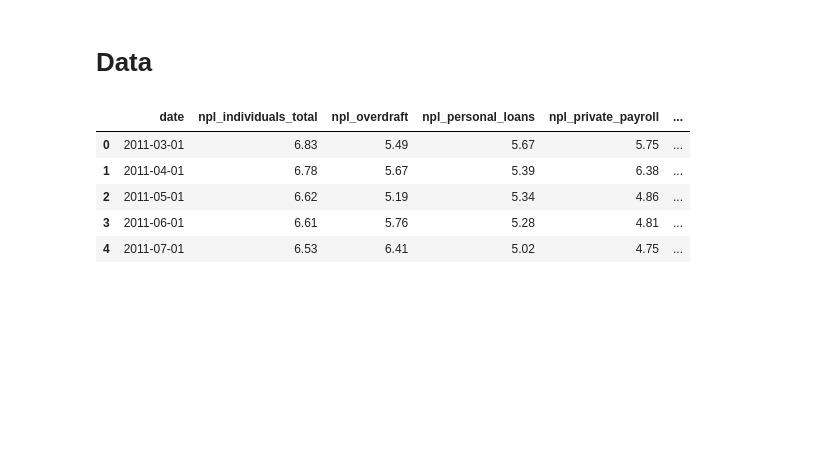
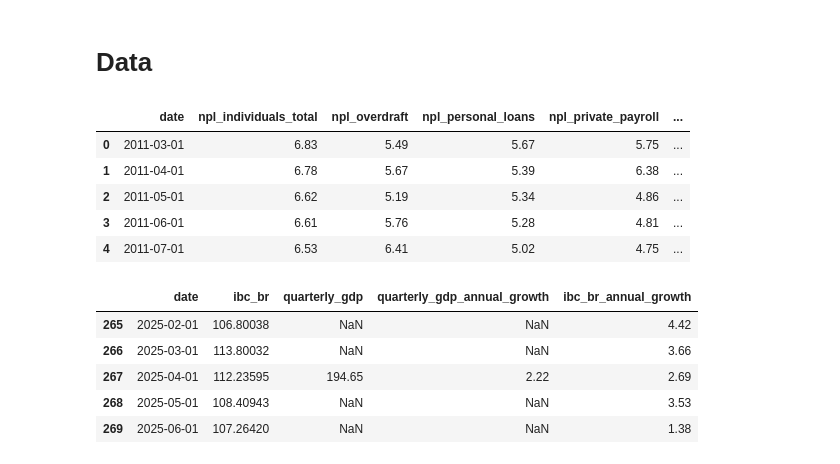
Before and after one commit to neon-belfante/NPL-analysis, a Jupyter notebook: 0.get_data.ipynb, the cells around one changed output. Saved outputs shown, nothing was run; the diff lists cells and outputs as text; code cells hidden in the pictures; blank space fills up the shorter version.

```diff
--- a/0.get_data.ipynb
+++ b/0.get_data.ipynb
@@ -53,3 +54,45 @@ fig = px.line(data_chart,
               template='none',
               width=1000)
 fig
+# %%
+requests_dict = {
+    "ibc_br" : "24363",
+    'quarterly_gdp' : '22099',
+}
+
+def getBacenSeries(dict_series: dict, end_date: str, beg_date: str = '01/01/1995'):
+    result = None
+    for name_i, code_i in dict_series.items():
+        url = f"https://api.bcb.gov.br/dados/serie/bcdata.sgs.{code_i}/dados?formato=csv&dataInicial={beg_date}&dataFinal={end_date}"
+        df = pd.read_csv(url, sep=";", decimal=",", date_format="%d/%m/%Y", parse_dates=[0])
+        df = df.rename({'valor':name_i, 'data' : 'date'}, axis='columns')
+        if result is None:
+            result = df
+        else:
+            result = result.merge(df, on='date', how='left')
+    return result
+
+def withYearlyVariation(df: pd.DataFrame, col_name: str):
+    df_temp = df.copy()
+    df_temp['previous_year'] = df_temp['date'] - pd.offsets.DateOffset(years=1)
+    df_temp = df_temp.merge(df_temp[['date', col_name]].rename({col_name:f'{col_name}_previous_year'}, axis="columns"),
+                            right_on="date",
+                            left_on="previous_year",
+                            how="left")
+    df_temp[f'{col_name}_annual_growth'] = round((df_temp[col_name] / df_temp[f'{col_name}_previous_year'] - 1)*100,2)
+    result = df.copy()
+    result[f'{col_name}_annual_growth'] = df_temp[f'{col_name}_annual_growth']
+    return result
+
+gdp_df = getBacenSeries(requests_dict, "31/12/2025")\
+            .pipe(withYearlyVariation, "quarterly_gdp")\
+            .pipe(withYearlyVariation, "ibc_br")
+
+gdp_df.tail()
+# %% [output]
+|  | date | ibc_br | quarterly_gdp | quarterly_gdp_annual_growth | ibc_br_annual_growth |
+| 265 | 2025-02-01 | 106.80038 | NaN | NaN | 4.42 |
+| 266 | 2025-03-01 | 113.80032 | NaN | NaN | 3.66 |
+| 267 | 2025-04-01 | 112.23595 | 194.65 | 2.22 | 2.69 |
+| 268 | 2025-05-01 | 108.40943 | NaN | NaN | 3.53 |
+| 269 | 2025-06-01 | 107.26420 | NaN | NaN | 1.38 |
```
Also changed, not shown: parts of 7 cells of this notebook.
